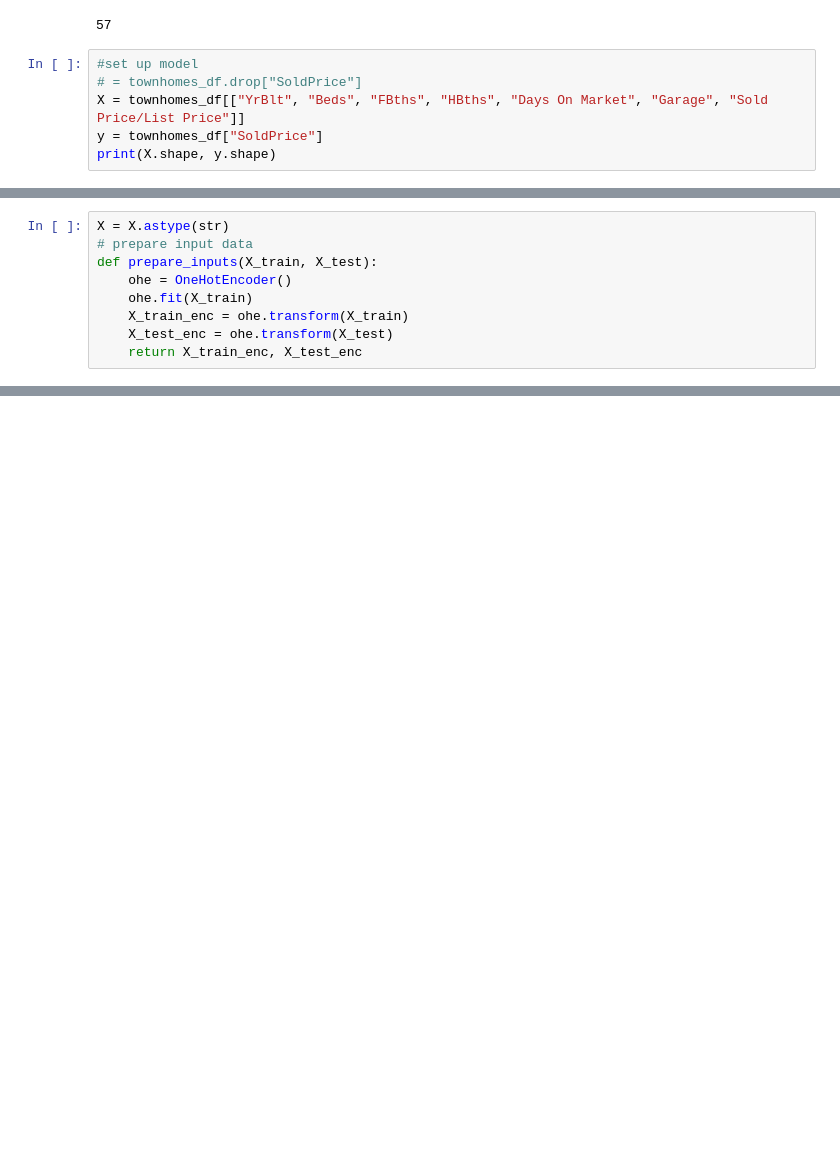
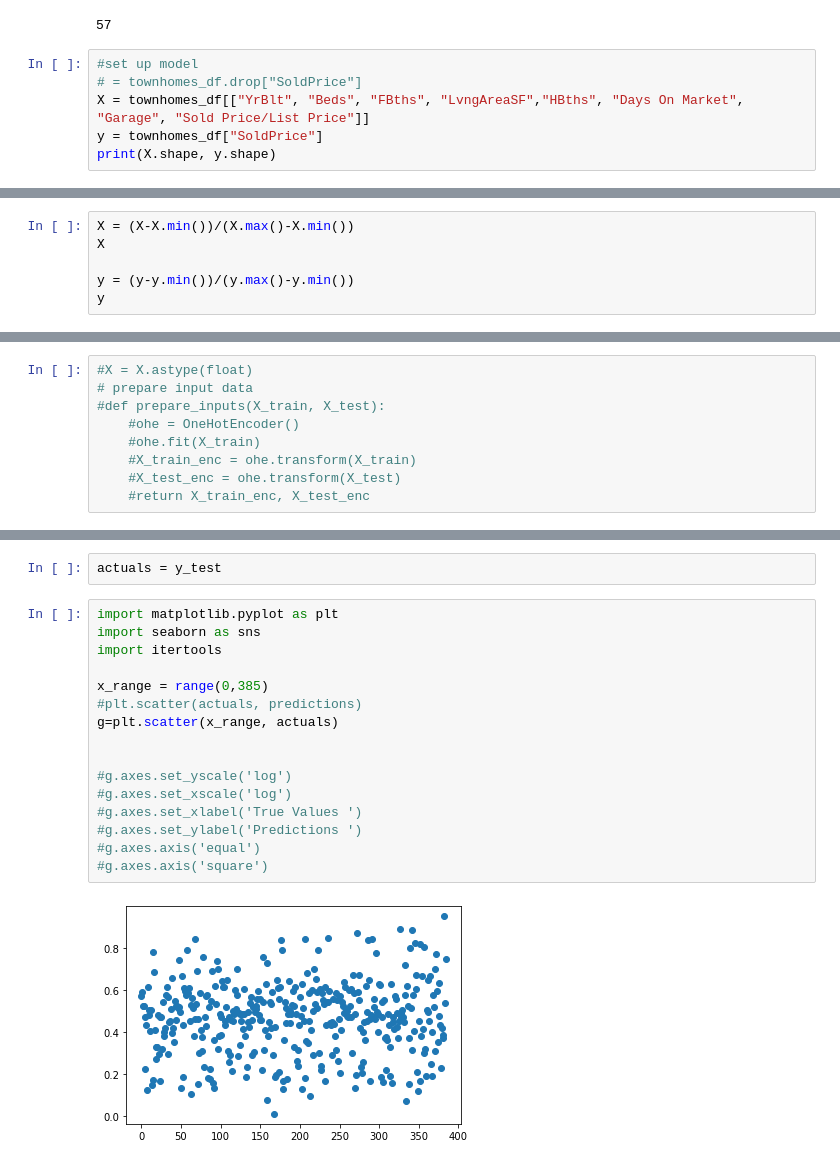
Before and after one commit to taftap8/apex_real_estate, a Jupyter notebook: Apex_RE.ipynb, the cells around one changed output, grey strips where cells are left out. Drawn from its saved outputs; the diff is of its cells as text; blank space fills up the shorter version.

```diff
--- a/Apex_RE.ipynb
+++ b/Apex_RE.ipynb
@@ -150,7 +153,7 @@ townhomes_df["Subdivision"].nunique()
 # %%
 #set up model
 # = townhomes_df.drop["SoldPrice"]
-X = townhomes_df[["YrBlt", "Beds", "FBths", "HBths", "Days On Market", "Garage", "Sold Price/List Price"]]
+X = townhomes_df[["YrBlt", "Beds", "FBths", "LvngAreaSF","HBths", "Days On Market", "Garage", "Sold Price/List Price"]]
 y = townhomes_df["SoldPrice"]
 print(X.shape, y.shape)
 # %% [output]
@@ -157,0 +161,6 @@ print(X.shape, y.shape)
+# %%
+X = (X-X.min())/(X.max()-X.min())
+X
+
+y = (y-y.min())/(y.max()-y.min())
+y
@@ -158,11 +180,11 @@ print(X.shape, y.shape)
 # %%
-X = X.astype(str)
+#X = X.astype(float)
 # prepare input data
-def prepare_inputs(X_train, X_test):
-    ohe = OneHotEncoder()
-    ohe.fit(X_train)
-    X_train_enc = ohe.transform(X_train)
-    X_test_enc = ohe.transform(X_test)
-    return X_train_enc, X_test_enc
+#def prepare_inputs(X_train, X_test):
+    #ohe = OneHotEncoder()
+    #ohe.fit(X_train)
+    #X_train_enc = ohe.transform(X_train)
+    #X_test_enc = ohe.transform(X_test)
+    #return X_train_enc, X_test_enc
 # %%
 # prepare target
@@ -211,0 +329,20 @@ model.fit(
+# %%
+actuals = y_test
+# %%
+import matplotlib.pyplot as plt
+import seaborn as sns
+import itertools
+
+x_range = range(0,385)
+#plt.scatter(actuals, predictions)
+g=plt.scatter(x_range, actuals)
+
+
+#g.axes.set_yscale('log')
+#g.axes.set_xscale('log')
+#g.axes.set_xlabel('True Values ')
+#g.axes.set_ylabel('Predictions ')
+#g.axes.axis('equal')
+#g.axes.axis('square')
+# %% [output]
+[figure, added]
```
Also changed, not shown: parts of 16 cells of this notebook.
